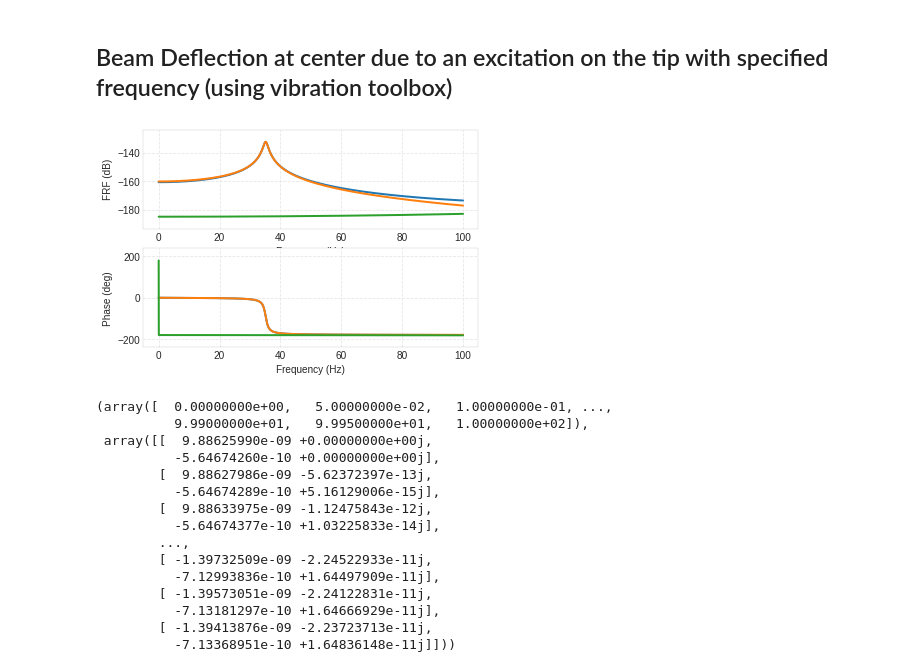
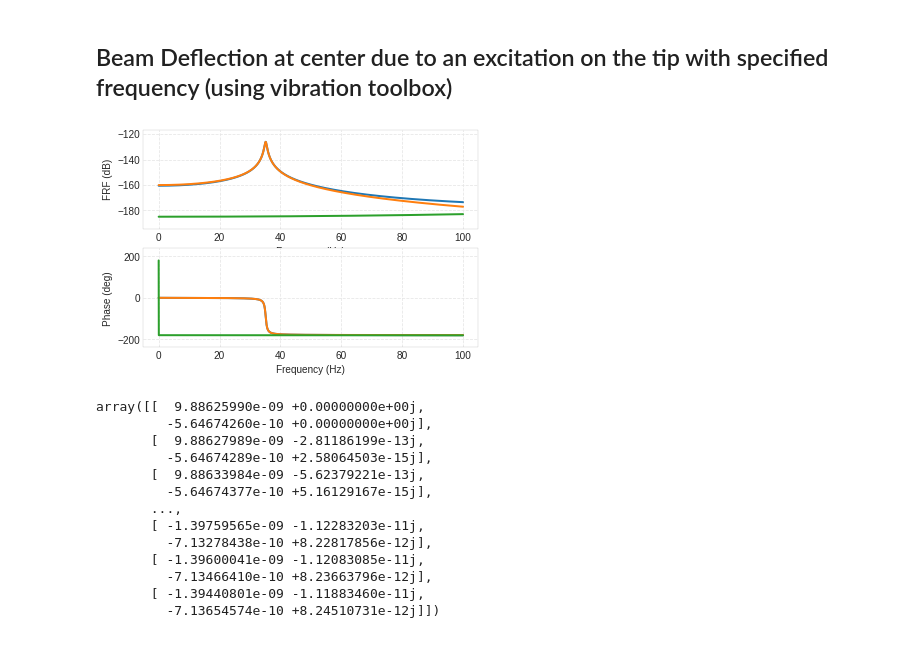
Before and after one commit to josephcslater/MechanicalVibrationLab, a Jupyter notebook: source/labnotes/Lab2.ipynb, the cells around one changed output. Saved outputs shown, nothing was run; the diff lists cells and outputs as text; code cells hidden in the pictures.

```diff
--- a/source/labnotes/Lab2.ipynb
+++ b/source/labnotes/Lab2.ipynb
@@ -129,24 +132,23 @@ f2
 Beam Deflection at center due to an excitation on the tip with specified frequency (using vibration toolbox)
 -----------------------------------------------------------------------------------------------------------------------------------
 # %%
-vtb.euler_beam_frf(xin=l, xout=l/2, fmin=0.0, fmax=100.0, zeta=0.02,
-                   bctype=2, npoints=1601,
+vtb.euler_beam_frf(xin=l, xout=l/2, fmin=0.0, fmax=100.0, zeta=0.01,
+                   bctype=2, npoints=2001,
                    beamparams=np.array([E, I,
 rho, A, l]))
+H
 # %% [output]
-[figure, old version]
+[figure, new version]
-(array([  0.00000000e+00,   5.00000000e-02,   1.00000000e-01, ...,
-          9.99000000e+01,   9.99500000e+01,   1.00000000e+02]),
- array([[  9.88625990e-09 +0.00000000e+00j,
-          -5.64674260e-10 +0.00000000e+00j],
-        [  9.88627986e-09 -5.62372397e-13j,
-          -5.64674289e-10 +5.16129006e-15j],
-        [  9.88633975e-09 -1.12475843e-12j,
-          -5.64674377e-10 +1.03225833e-14j],
-        ...,
-        [ -1.39732509e-09 -2.24522933e-11j,
-          -7.12993836e-10 +1.64497909e-11j],
-        [ -1.39573051e-09 -2.24122831e-11j,
-          -7.13181297e-10 +1.64666929e-11j],
-        [ -1.39413876e-09 -2.23723713e-11j,
-          -7.13368951e-10 +1.64836148e-11j]]))
+array([[  9.88625990e-09 +0.00000000e+00j,
+         -5.64674260e-10 +0.00000000e+00j],
+       [  9.88627989e-09 -2.81186199e-13j,
+         -5.64674289e-10 +2.58064503e-15j],
+       [  9.88633984e-09 -5.62379221e-13j,
+         -5.64674377e-10 +5.16129167e-15j],
+       ...,
+       [ -1.39759565e-09 -1.12283203e-11j,
+         -7.13278438e-10 +8.22817856e-12j],
+       [ -1.39600041e-09 -1.12083085e-11j,
+         -7.13466410e-10 +8.23663796e-12j],
+       [ -1.39440801e-09 -1.11883460e-11j,
+         -7.13654574e-10 +8.24510731e-12j]])
```
Also changed, not shown: parts of 6 cells of this notebook, 2 other files.
